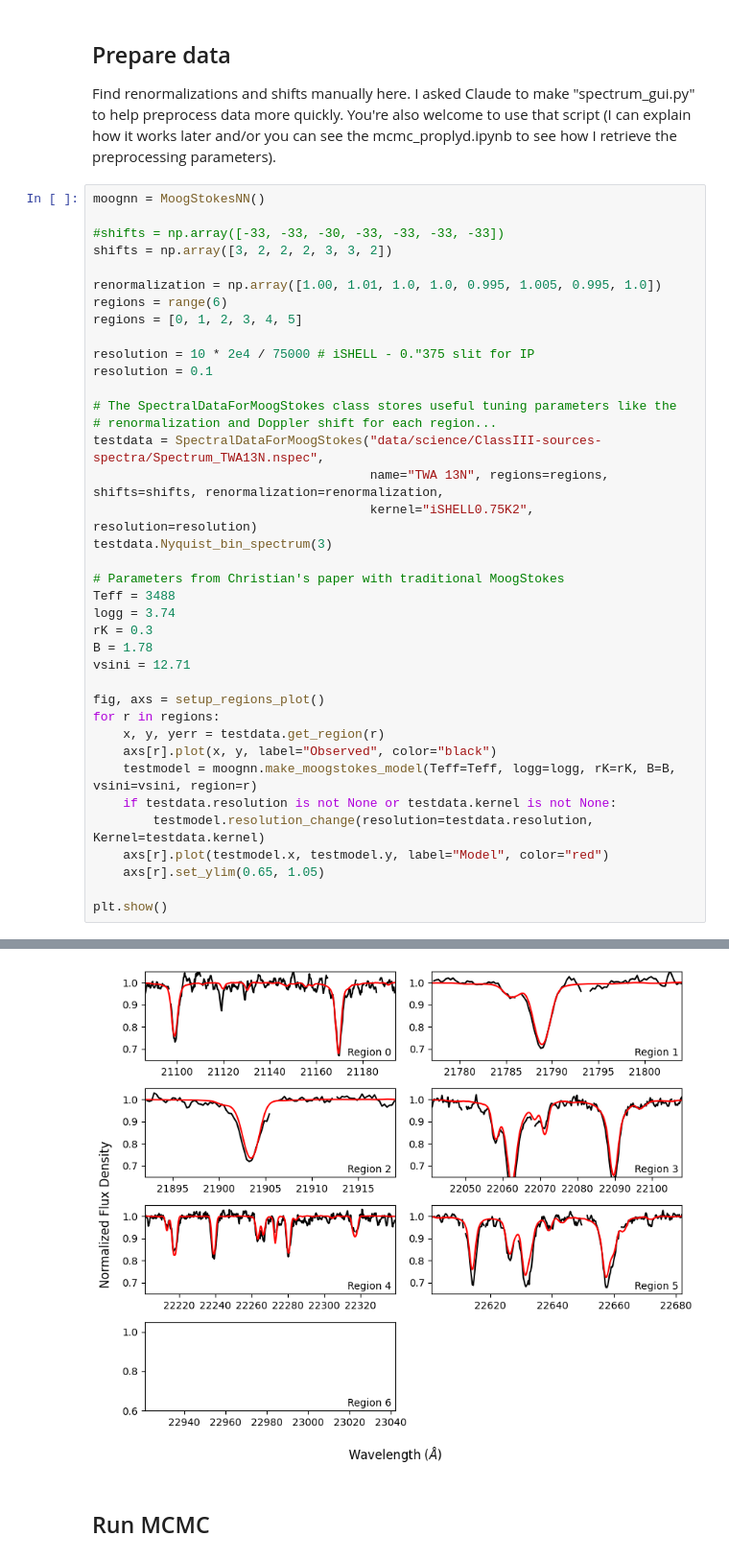
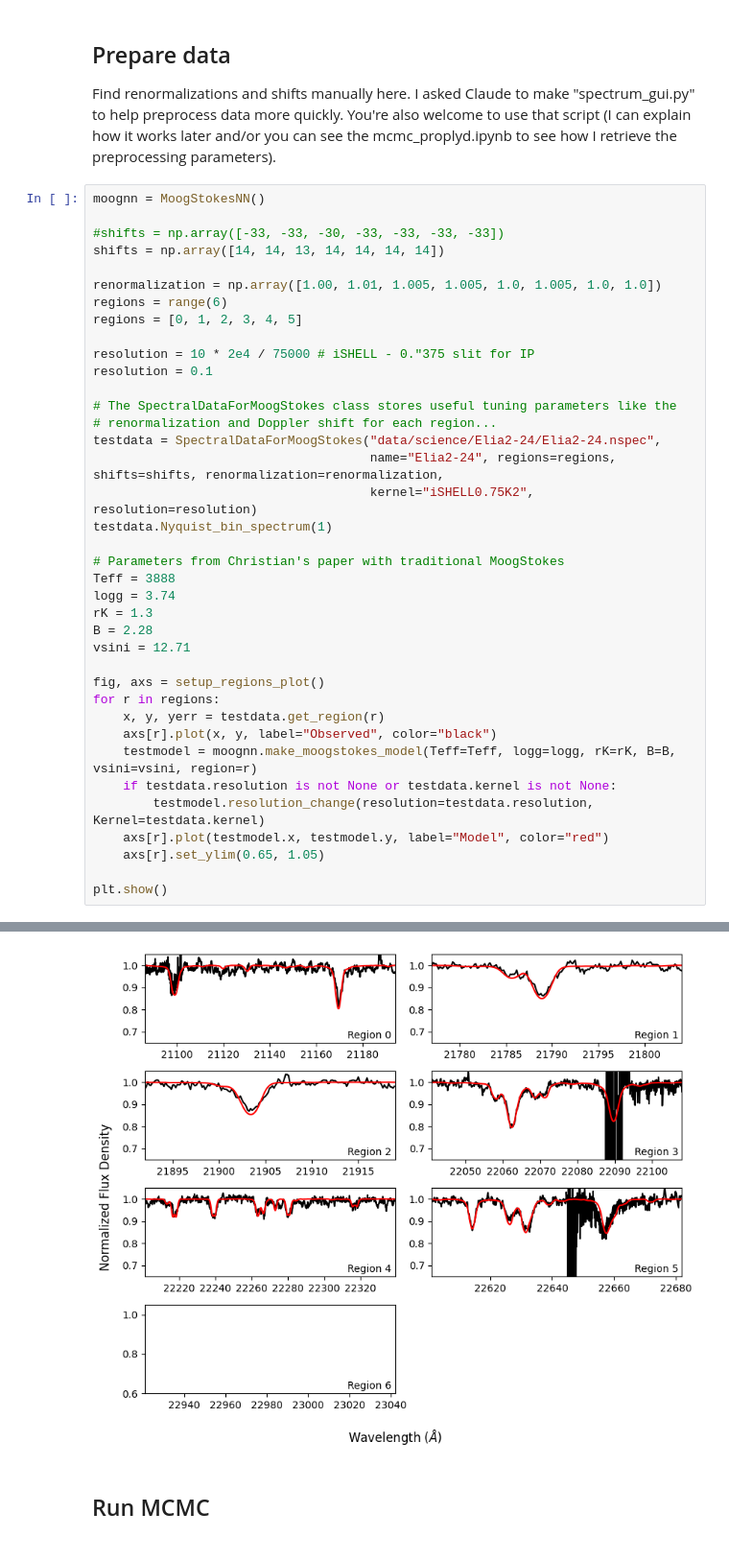
Before and after one commit to christianfloresg/moogstokes-nn, a Jupyter notebook: mcmc_example.ipynb, the cells around one changed output, grey strips where cells are left out. Shown at 96% size. Cells and saved outputs as stored; diff of their text form.

Commit message:
trying new sources

```diff
--- a/mcmc_example.ipynb
+++ b/mcmc_example.ipynb
@@ -35,9 +35,9 @@ Find renormalizations and shifts manually here. I asked Claude to make "spectrum
 moognn = MoogStokesNN()
 
 #shifts = np.array([-33, -33, -30, -33, -33, -33, -33])
-shifts = np.array([3, 2, 2, 2, 3, 3, 2])
+shifts = np.array([14, 14, 13, 14, 14, 14, 14])
 
-renormalization = np.array([1.00, 1.01, 1.0, 1.0, 0.995, 1.005, 0.995, 1.0])
+renormalization = np.array([1.00, 1.01, 1.005, 1.005, 1.0, 1.005, 1.0, 1.0])
 regions = range(6)
 regions = [0, 1, 2, 3, 4, 5]
 
@@ -46,16 +46,16 @@ resolution = 0.1
 
 # The SpectralDataForMoogStokes class stores useful tuning parameters like the
 # renormalization and Doppler shift for each region...
-testdata = SpectralDataForMoogStokes("data/science/ClassIII-sources-spectra/Spectrum_TWA13N.nspec",
-                                     name="TWA 13N", regions=regions, shifts=shifts, renormalization=renormalization,
+testdata = SpectralDataForMoogStokes("data/science/Elia2-24/Elia2-24.nspec",
+                                     name="Elia2-24", regions=regions, shifts=shifts, renormalization=renormalization,
                                      kernel="iSHELL0.75K2", resolution=resolution)
-testdata.Nyquist_bin_spectrum(3)
+testdata.Nyquist_bin_spectrum(1)
 
 # Parameters from Christian's paper with traditional MoogStokes
-Teff = 3488
+Teff = 3888
 logg = 3.74
-rK = 0.3
-B = 1.78
+rK = 1.3
+B = 2.28
 vsini = 12.71
 
 fig, axs = setup_regions_plot()
@@ -75,4 +75,4 @@ plt.show()
-[figure, old version]
+[figure, new version]
 # %% [markdown]
 ## Run MCMC
 # %%
```
Also changed, not shown: parts of 6 cells of this notebook, 5 other files.
